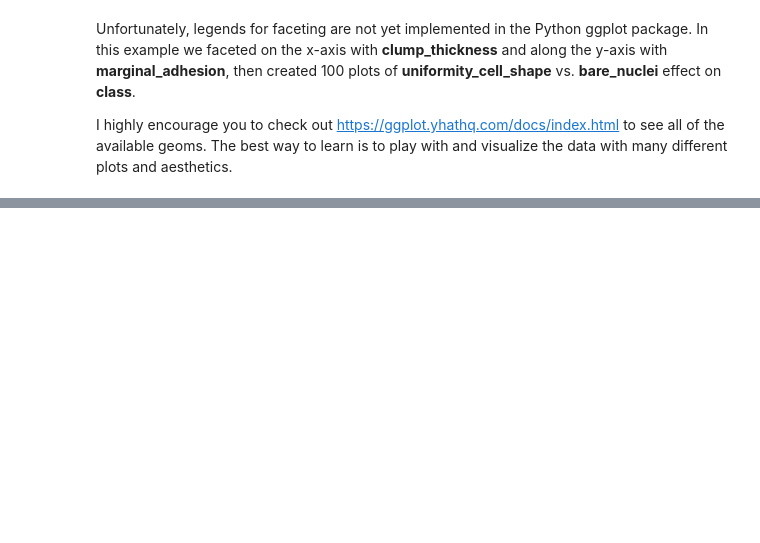
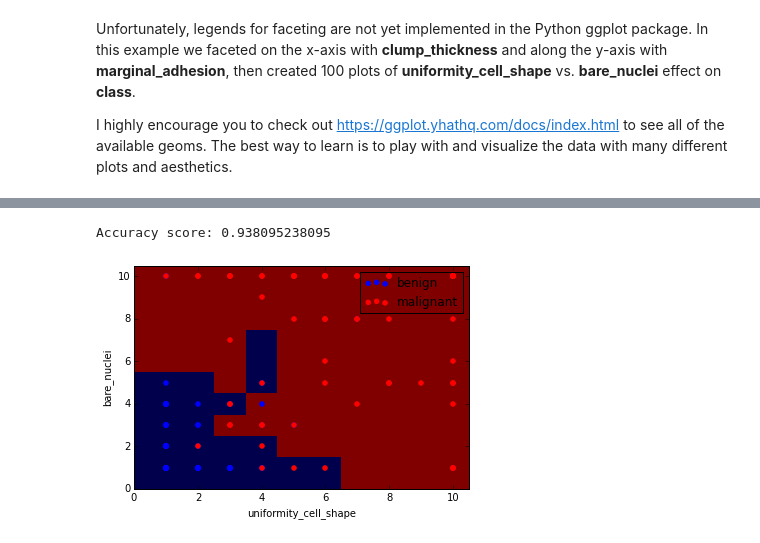
Before and after one commit to jdamiani27/IPython-Notebooks, a Jupyter notebook: DataSciUF Tutorial - Instructor.ipynb, the cells around one changed output, grey strips where cells are left out. Drawn from its saved outputs; the diff is of its cells as text; code cells hidden in the pictures; blank space fills up the shorter version.

Commit message:
Completed machine learning code
added ability to plot a 2 feature classifier

```diff
--- a/DataSciUF Tutorial - Instructor.ipynb
+++ b/DataSciUF Tutorial - Instructor.ipynb
@@ -950,0 +953,2 @@ In this session we will be mostly focused on supervised learning as we attempt t
+# %%
+cancer_features = ['uniformity_cell_shape', 'bare_nuclei']
@@ -970,3 +970,19 @@ features_train, features_test, labels_train, labels_test = train_test_split(feat
                                                                             labels,
                                                                             test_size = 0.3,
                                                                             random_state = 42)
+# %%
+from sklearn.tree import DecisionTreeClassifier
+
+clf = DecisionTreeClassifier()
+clf.fit(features_train, labels_train)
+print "Accuracy score:", clf.score(features_test,labels_test)
+
+preds = clf.predict(features_test)
+# %% [output]
+Accuracy score: 0.938095238095
+# %%
+from class_vis import prettyPicture # helper class
+
+prettyPicture(clf, features_test, labels_test)
+# %% [output]
+[figure, added]
```
Also changed, not shown: parts of 12 cells of this notebook, 3 other files.
